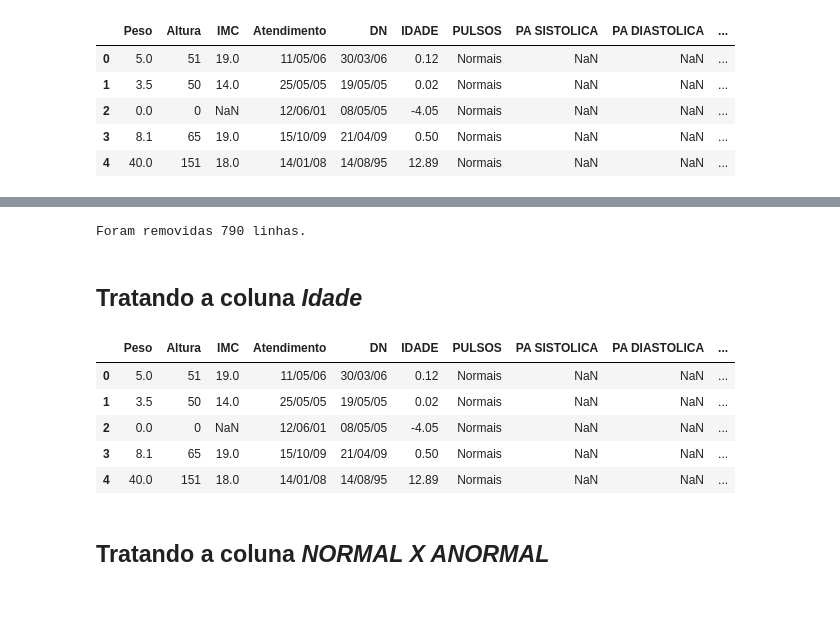
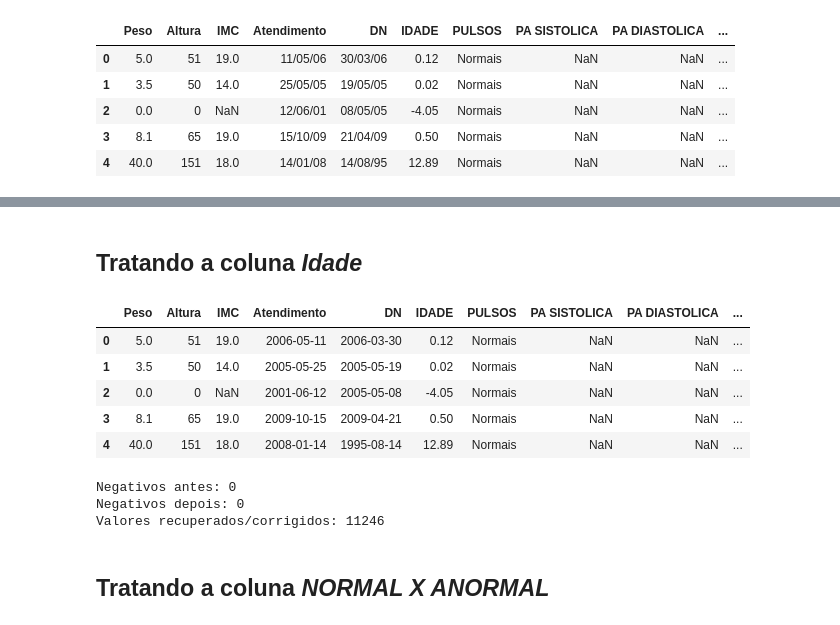
Before and after one commit to jaopredos/ativ_mineracao, a Jupyter notebook: Preprocessing/cleaning.ipynb, the cells around one changed output, grey strips where cells are left out. Saved outputs shown, nothing was run; the diff lists cells and outputs as text; code cells hidden in the pictures.

```diff
--- a/Preprocessing/cleaning.ipynb
+++ b/Preprocessing/cleaning.ipynb
@@ -77,39 +31,41 @@ Foram encontradas 790 linhas com mais de 50% de dados faltantes.
-# %%
-# 1. Identifica os índices das linhas com mais de 50% (0.5) de nulos
-linhas_para_remover = df_copy[df_copy.isna().mean(axis=1) > 0.5].index
-
-# 2. Remove as linhas usando .drop()
-df_copy.drop(linhas_para_remover, inplace=True)
-
-# 3. Feedback para você saber quantas foram apagadas
-print(f"Foram removidas {len(linhas_para_remover)} linhas.")
-# %% [output]
-Foram removidas 790 linhas.
 # %% [markdown]
 ## Tratando a coluna *Idade*
 # %%
 def limpar_data(val):
     try:
         # Tenta converter formato dia/mês/ano
         return pd.to_datetime(val, format='%d/%m/%y')
     except:
         try:
             # Se falhar, tenta converter número serial do Excel
             # (Base do Excel é aprox 30/12/1899)
             return pd.to_datetime(float(val), unit='D', origin='1899-12-30')
         except:
             return pd.NaT
 
-df['DN_limpa'] = df['DN'].apply(limpar_data)
-df['Atendimento_limpa'] = df['Atendimento'].apply(limpar_data)
+df_copy['DN'] = df_copy['DN'].apply(limpar_data)
+df_copy['Atendimento'] = df_copy['Atendimento'].apply(limpar_data)
 df_copy.head()
 # %% [output]
 |  | Peso | Altura | IMC | Atendimento | DN | IDADE | PULSOS | PA SISTOLICA | PA DIASTOLICA | ... |
-| 0 | 5.0 | 51 | 19.0 | 11/05/06 | 30/03/06 | 0.12 | Normais | NaN | NaN | ... |
-| 1 | 3.5 | 50 | 14.0 | 25/05/05 | 19/05/05 | 0.02 | Normais | NaN | NaN | ... |
-| 2 | 0.0 | 0 | NaN | 12/06/01 | 08/05/05 | -4.05 | Normais | NaN | NaN | ... |
-| 3 | 8.1 | 65 | 19.0 | 15/10/09 | 21/04/09 | 0.50 | Normais | NaN | NaN | ... |
-| 4 | 40.0 | 151 | 18.0 | 14/01/08 | 14/08/95 | 12.89 | Normais | NaN | NaN | ... |
+| 0 | 5.0 | 51 | 19.0 | 2006-05-11 | 2006-03-30 | 0.12 | Normais | NaN | NaN | ... |
+| 1 | 3.5 | 50 | 14.0 | 2005-05-25 | 2005-05-19 | 0.02 | Normais | NaN | NaN | ... |
+| 2 | 0.0 | 0 | NaN | 2001-06-12 | 2005-05-08 | -4.05 | Normais | NaN | NaN | ... |
+| 3 | 8.1 | 65 | 19.0 | 2009-10-15 | 2009-04-21 | 0.50 | Normais | NaN | NaN | ... |
+| 4 | 40.0 | 151 | 18.0 | 2008-01-14 | 1995-08-14 | 12.89 | Normais | NaN | NaN | ... |
+# %%
+df_copy['IDADE'] = (df_copy['Atendimento'] - df_copy['DN']).dt.days / 365
+
+df_copy.loc[df_copy['IDADE'] < 0, 'IDADE'] = np.nan
+
+# Comparação
+print("Negativos antes:", (df_copy['IDADE'] < 0).sum())
+print("Negativos depois:", (df_copy['IDADE'] < 0).sum())
+print("Valores recuperados/corrigidos:", df_copy['IDADE'].notnull().sum())
+# %% [output]
+Negativos antes: 0
+Negativos depois: 0
+Valores recuperados/corrigidos: 11246
 # %% [markdown]
 ## Tratando a coluna *NORMAL X ANORMAL*
 # %%
```
Also changed, not shown: parts of 46 cells of this notebook.
